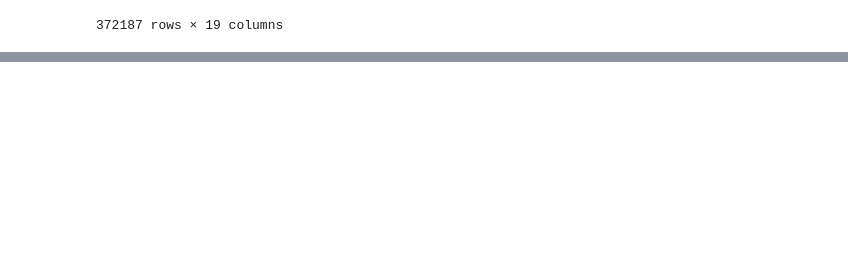
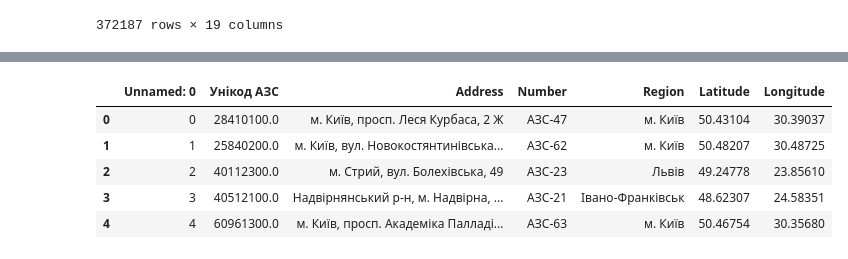
Before and after one commit to Lkupybida/ArtficialInteligenceCourseProject, a Jupyter notebook: olena.ipynb, the cells around one changed output, grey strips where cells are left out. Drawn from its saved outputs; the diff is of its cells as text; code cells hidden in the pictures; blank space fills up the shorter version.

```diff
--- a/olena.ipynb
+++ b/olena.ipynb
@@ -34,3 +41,13 @@ df.head()
 | 4 | 4 | 591783 | 2021-01-01 03:39:03 | 2021-01-01 04:02:05 | 12.630 | 56.84 | Київ | 3 | Type 2 Plug | False | ... |
 # %%
 df.to_csv('dataset.csv', index=False)
+# %%
+locations = pd.read_csv('data/locations.csv')
+locations.head()
+# %% [output]
+|  | Unnamed: 0 | Унікод АЗС | Address | Number | Region | Latitude | Longitude |
+| 0 | 0 | 28410100.0 | м. Київ, просп. Леся Курбаса, 2 Ж | АЗС-47 | м. Київ | 50.43104 | 30.39037 |
+| 1 | 1 | 25840200.0 | м. Київ, вул. Новокостянтинівська... | АЗС-62 | м. Київ | 50.48207 | 30.48725 |
+| 2 | 2 | 40112300.0 | м. Стрий, вул. Болехівська, 49 | АЗС-23 | Львів | 49.24778 | 23.85610 |
+| 3 | 3 | 40512100.0 | Надвірнянський р-н, м. Надвірна, ... | АЗС-21 | Івано-Франківськ | 48.62307 | 24.58351 |
+| 4 | 4 | 60961300.0 | м. Київ, просп. Академіка Палладі... | АЗС-63 | м. Київ | 50.46754 | 30.35680 |
```
Also changed, not shown: parts of 5 cells of this notebook.
